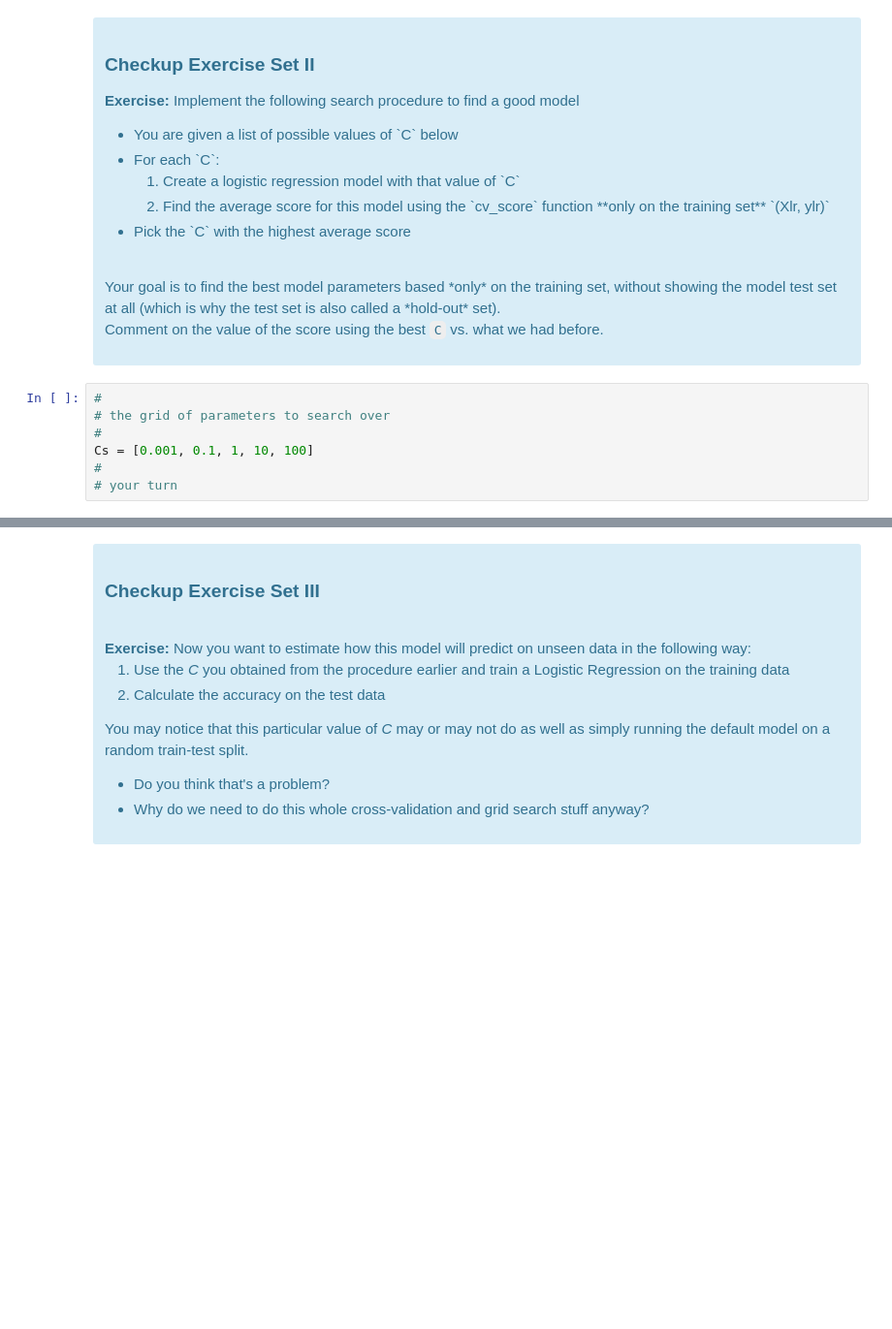
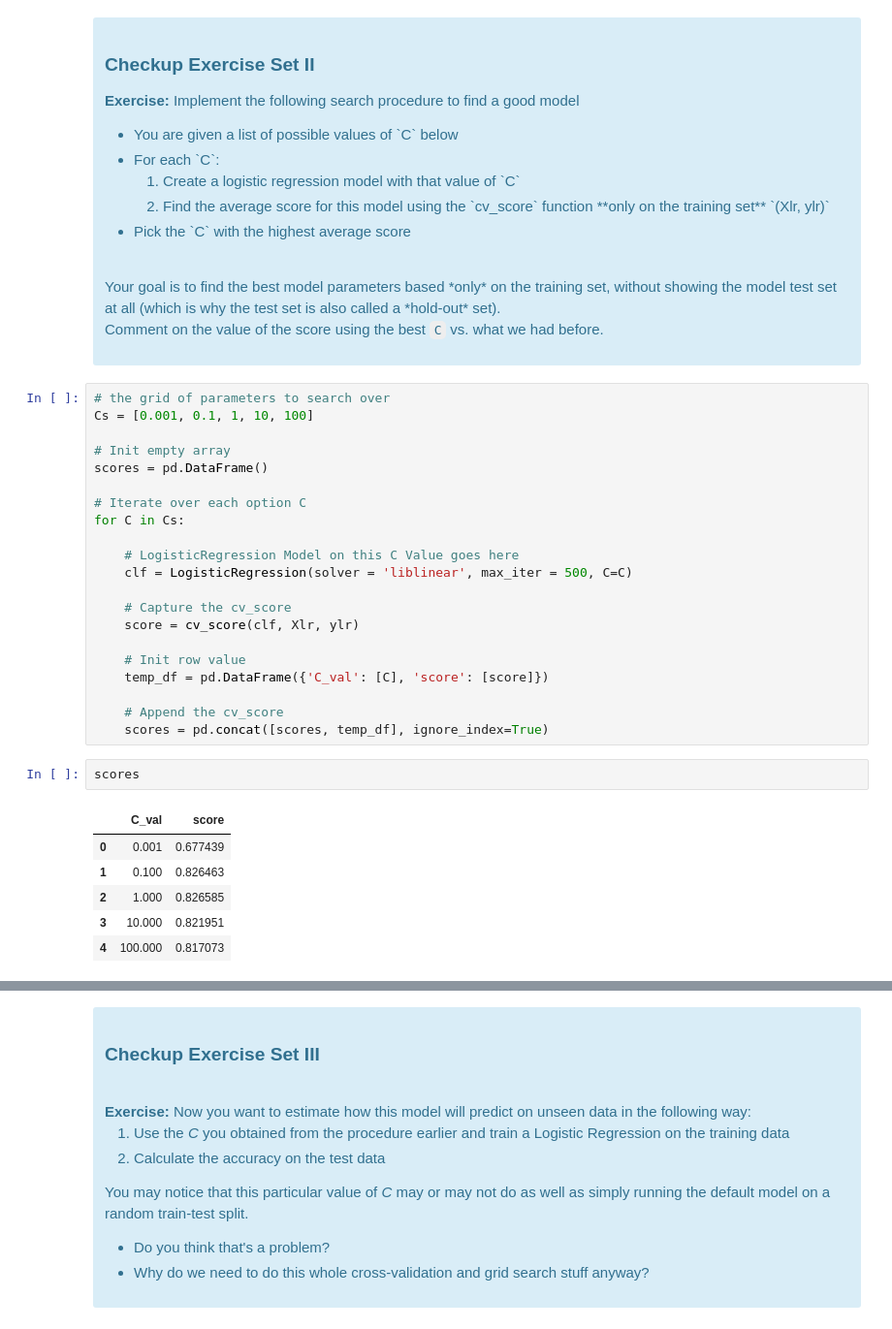
Before and after one commit to blue-santa/sprinboard-data-science-2026, a Jupyter notebook: 14-supervised-learning/02-logistic-regression/Logistic Regression Advanced Case Study.ipynb, the cells around one changed output, grey strips where cells are left out. Shown at 97% size. Drawn from its saved outputs; the diff is of its cells as text; blank space fills up the shorter version.

```diff
--- a/14-supervised-learning/02-logistic-regression/Logistic Regression Advanced Case Study.ipynb
+++ b/14-supervised-learning/02-logistic-regression/Logistic Regression Advanced Case Study.ipynb
@@ -1223,10 +1227,33 @@ Your goal is to find the best model parameters based *only* on the training set,
 
 Comment on the value of the score using the best `C` vs. what we had before.
 </div>
-# %%
-#
-# the grid of parameters to search over
-#
-Cs = [0.001, 0.1, 1, 10, 100]
-#
-# your turn
+# %%
+# the grid of parameters to search over
+Cs = [0.001, 0.1, 1, 10, 100]
+
+# Init empty array
+scores = pd.DataFrame()
+
+# Iterate over each option C
+for C in Cs:
+
+    # LogisticRegression Model on this C Value goes here
+    clf = LogisticRegression(solver = 'liblinear', max_iter = 500, C=C)
+
+    # Capture the cv_score
+    score = cv_score(clf, Xlr, ylr)
+
+    # Init row value
+    temp_df = pd.DataFrame({'C_val': [C], 'score': [score]})
+
+    # Append the cv_score
+    scores = pd.concat([scores, temp_df], ignore_index=True)
+# %%
+scores
+# %% [output]
+|  | C_val | score |
+| 0 | 0.001 | 0.677439 |
+| 1 | 0.100 | 0.826463 |
+| 2 | 1.000 | 0.826585 |
+| 3 | 10.000 | 0.821951 |
+| 4 | 100.000 | 0.817073 |
```
Also changed, not shown: parts of 12 cells of this notebook.
